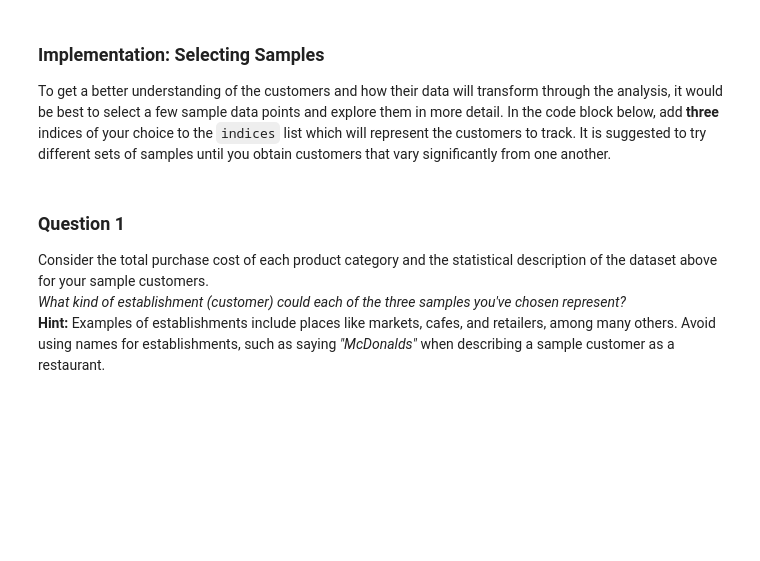
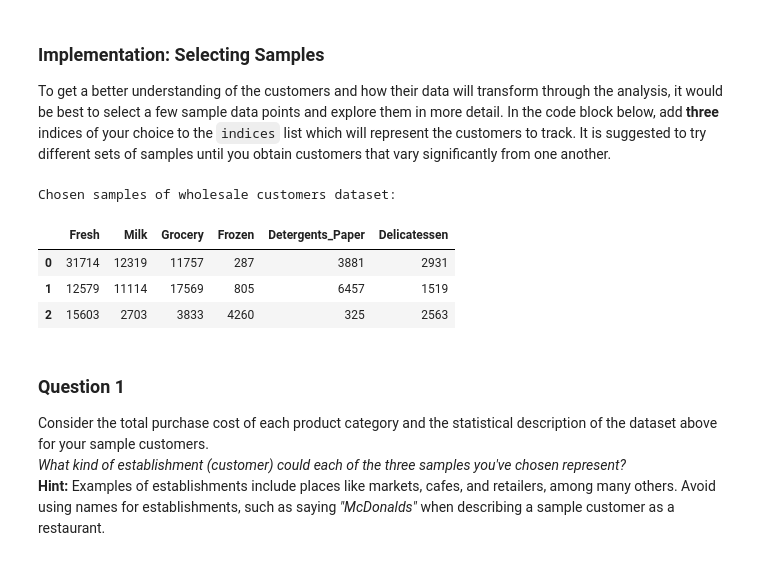
Before and after one commit to Vaultica/Projects, a Jupyter notebook: machine-learning/projects/customer_segments/customer_segments.ipynb, the cells around one changed output. Saved outputs shown, nothing was run; the diff lists cells and outputs as text; code cells hidden in the pictures; blank space fills up the shorter version.

```diff
--- a/machine-learning/projects/customer_segments/customer_segments.ipynb
+++ b/machine-learning/projects/customer_segments/customer_segments.ipynb
@@ -60,12 +66,18 @@ display(data.describe())
 To get a better understanding of the customers and how their data will transform through the analysis, it would be best to select a few sample data points and explore them in more detail. In the code block below, add **three** indices of your choice to the `indices` list which will represent the customers to track. It is suggested to try different sets of samples until you obtain customers that vary significantly from one another.
 # %%
 # TODO: Select three indices of your choice you wish to sample from the dataset
-indices = []
+indices = [12, 111, 234]
 
 # Create a DataFrame of the chosen samples
 samples = pd.DataFrame(data.loc[indices], columns = data.keys()).reset_index(drop = True)
 print "Chosen samples of wholesale customers dataset:"
 display(samples)
+# %% [output]
+Chosen samples of wholesale customers dataset:
+|  | Fresh | Milk | Grocery | Frozen | Detergents_Paper | Delicatessen |
+| 0 | 31714 | 12319 | 11757 | 287 | 3881 | 2931 |
+| 1 | 12579 | 11114 | 17569 | 805 | 6457 | 1519 |
+| 2 | 15603 | 2703 | 3833 | 4260 | 325 | 2563 |
 # %% [markdown]
 ### Question 1
 Consider the total purchase cost of each product category and the statistical description of the dataset above for your sample customers.
```
Also changed, not shown: parts of 19 cells of this notebook.
